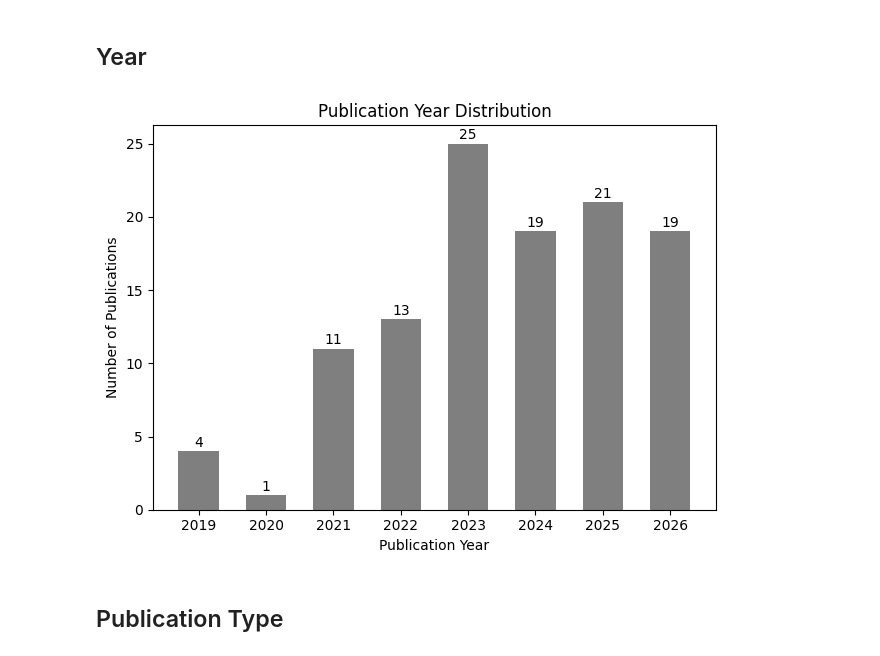
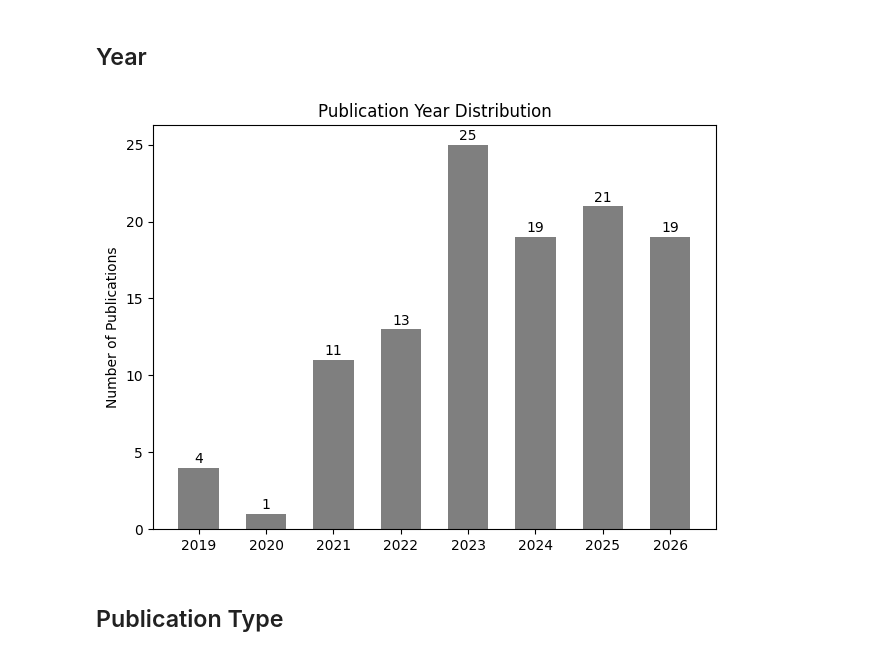
Before and after one commit to CaixiangFan/tokenization-survey, a Jupyter notebook: dataproc.ipynb, the cells around one changed output. Cells and saved outputs as stored; diff of their text form; code cells hidden in the pictures.

```diff
--- a/dataproc.ipynb
+++ b/dataproc.ipynb
@@ -38,35 +38,35 @@ years = pd.to_numeric(df["Year"], errors="coerce").dropna().astype(int)
 year_counts = years.value_counts().sort_index()
 
 # Plot
 plt.figure()
 bars = plt.bar(
     year_counts.index,
     year_counts.values,
     width=0.6,
     color="tab:grey"
 )
 
-plt.xlabel("Publication Year")
+# plt.xlabel("Publication Year")
 plt.ylabel("Number of Publications")
 plt.title("Publication Year Distribution")
 plt.xticks(year_counts.index)
 
 # Add number of publications above each bar
 for bar in bars:
     count = int(bar.get_height())
     plt.text(
         bar.get_x() + bar.get_width() / 2,
         count + 0.1,
         str(count),
         ha="center",
         va="bottom"
     )
 
 plt.tight_layout()
 plt.savefig("plots/year_distr.pdf", bbox_inches="tight")
 plt.show()
 # %% [output]
-[figure, old version]
+[figure, new version]
 # %% [markdown]
 ## Publication Type
 # %%
```
Also changed, not shown: parts of 13 cells of this notebook, 7 other files.
